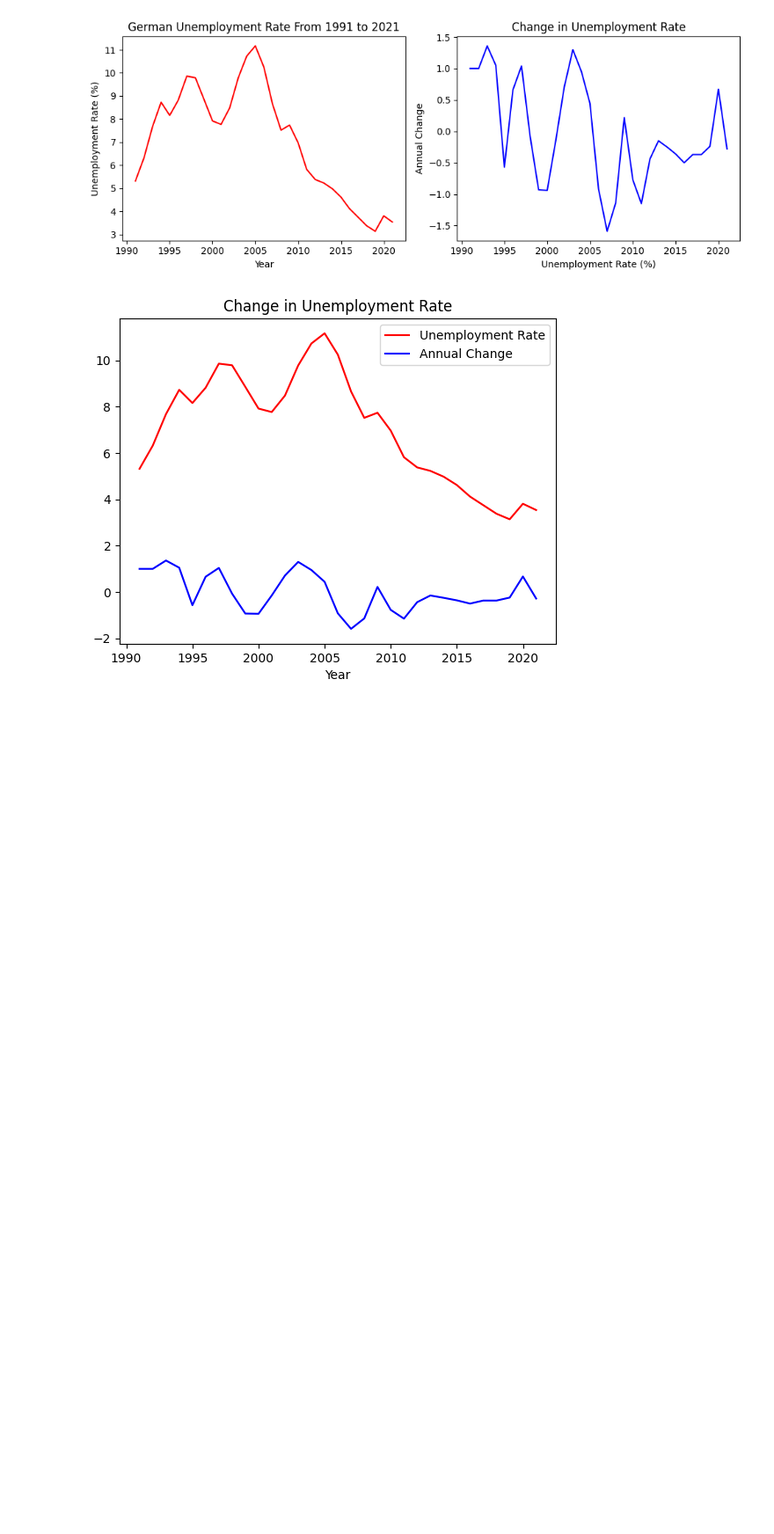
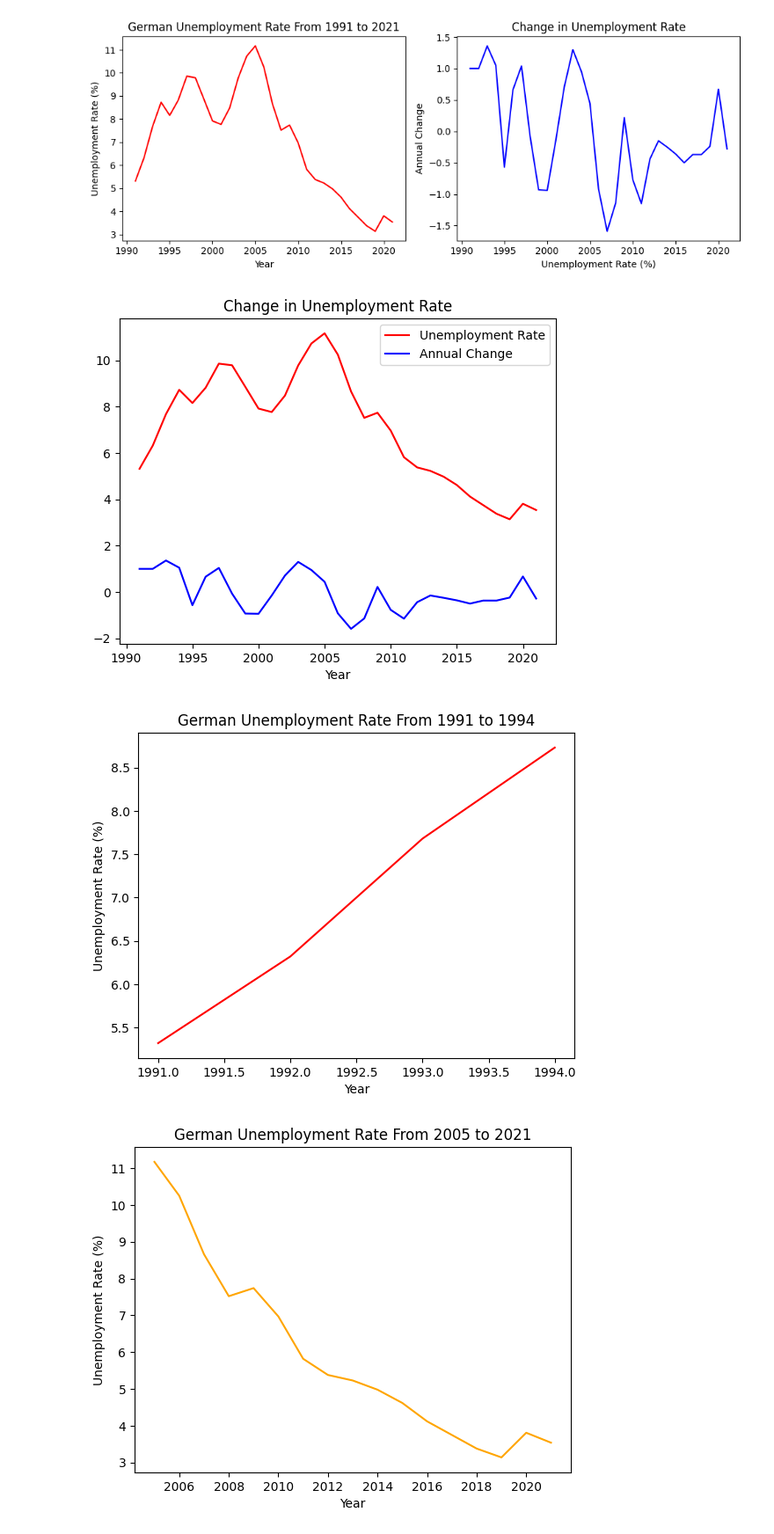
Before and after one commit to Avesta03/German-Unemployment-Rates-Stats-Pandas, a Jupyter notebook: unemploymentrate.ipynb, the cells around one changed output. Shown: that part at 88% size. Cells and saved outputs as stored; diff of their text form; code cells hidden in the pictures; blank space fills up the shorter version.

Commit message:
Implemented specific stats from Die Wende and the rise of Die Linke

```diff
--- a/unemploymentrate.ipynb
+++ b/unemploymentrate.ipynb
@@ -1,7 +1,7 @@
 # %%
 import pandas as pd
 import matplotlib.pyplot as plt
-df = pd.read_csv('1991-2021rates.csv', parse_dates=True)
+df = pd.read_csv('1991-2021unemploymentrates.csv', parse_dates=True)
 # %%
 print(df.head())
 # %% [output]
@@ -96,3 +94,24 @@ plt.show()
+# %%
+# German Unemployment Rate from 1991 until the dip after Die Wende's result peak (~1994) and from ~2005 to 2021.
+
+filtered_df = small_df[(small_df['year'] >= 1991) & (small_df['year'] <= 1994)]
+
+plt.plot(filtered_df['year'], filtered_df['unemployment rate'], color='red')
+plt.title('German Unemployment Rate From 1991 to 1994')
+plt.xlabel('Year')
+plt.ylabel('Unemployment Rate (%)')
+plt.show()
+
+filtered_df = small_df[(small_df['year'] >= 2005) & (small_df['year'] <= 2021)]
+
+plt.plot(filtered_df['year'], filtered_df['unemployment rate'], color='orange')
+plt.title('German Unemployment Rate From 2005 to 2021')
+plt.xlabel('Year')
+plt.ylabel('Unemployment Rate (%)')
+plt.show()
+# %% [output]
+[figure, added]
+[figure, added]
 # %%
 # Aggregate(?) the data from the parameters above.
 # %%
```
Also changed, not shown: parts of 1 cell of this notebook.
